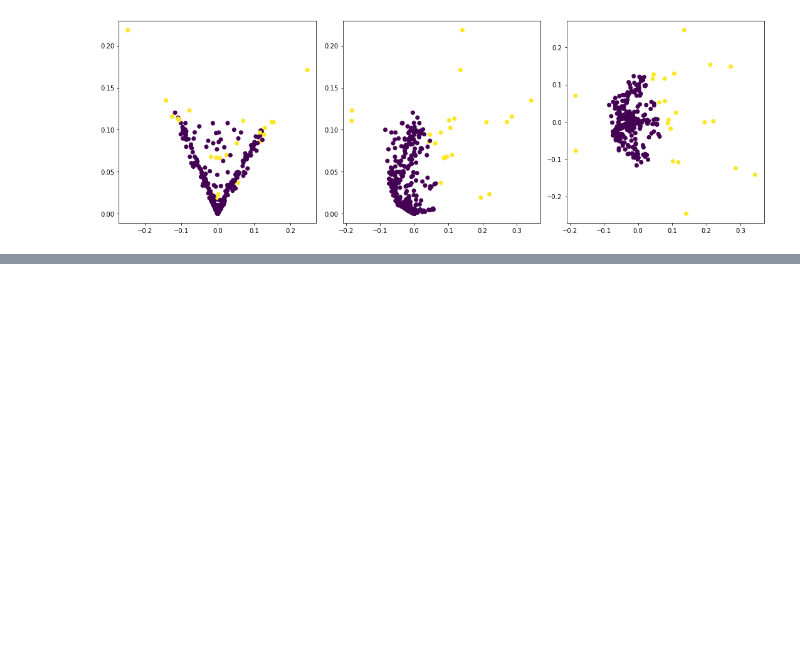
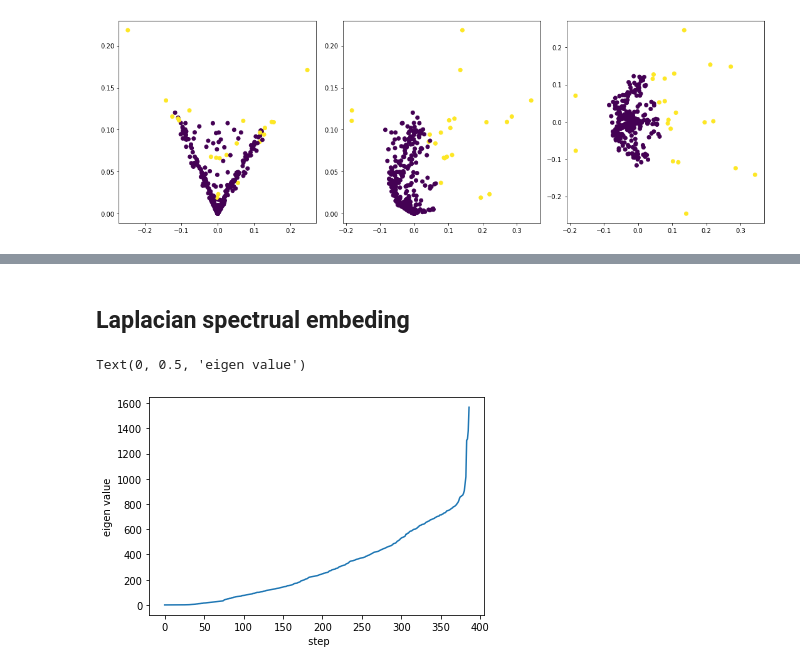
Before and after one commit to sekunder/clustering, a Jupyter notebook: larval_mb.ipynb, the cells around one changed output, grey strips where cells are left out. Cells and saved outputs as stored; diff of their text form; code cells hidden in the pictures; blank space fills up the shorter version.

```diff
--- a/larval_mb.ipynb
+++ b/larval_mb.ipynb
@@ -214,0 +217,18 @@ plt.scatter(e_vec[:,384],e_vec[:,385], c=label)
+# %% [markdown]
+## Laplacian spectrual embeding
+# %%
+D=np.zeros([len(A),len(A)])
+# %%
+for i in range(len(overall_connection)):
+    D[i][i]= overall_connection[i].sum()
+# %%
+L= D-overall_connection
+# %%
+eig_val_L, eig_vec_L = np.linalg.eigh(L)
+# %%
+plt.plot(eig_val_L)
+plt.xlabel(" step")
+plt.ylabel("eigen value")
+# %% [output]
+Text(0, 0.5, 'eigen value')
+[figure, added]
```
Also changed, not shown: parts of 6 cells of this notebook.
